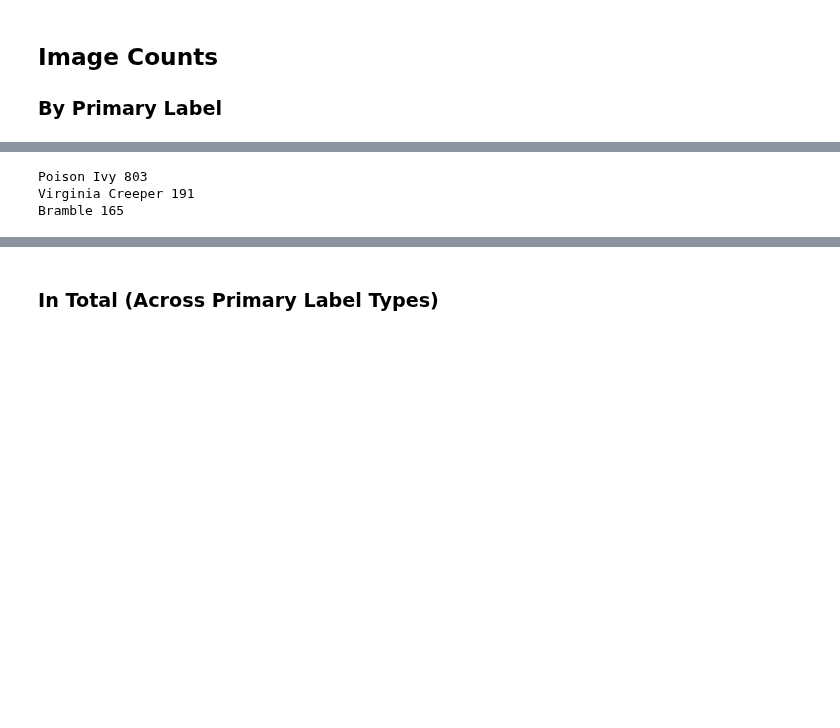
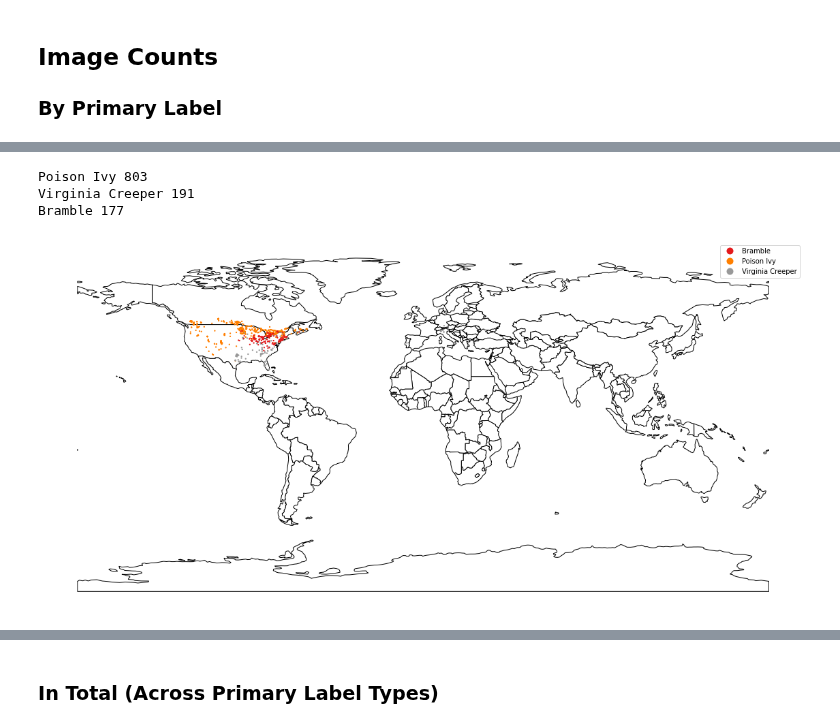
Before and after one commit to mikeasilva/CUNY-SPS, a Jupyter notebook: DATA698/05 - Exploratory Data Analysis.ipynb, the cells around one changed output, grey strips where cells are left out. Cells and saved outputs as stored; diff of their text form; code cells hidden in the pictures; blank space fills up the shorter version.

```diff
--- a/DATA698/05 - Exploratory Data Analysis.ipynb
+++ b/DATA698/05 - Exploratory Data Analysis.ipynb
@@ -73,10 +76,9 @@ objects_per_image_counts_df = pd.DataFrame(objects_per_image_counts_df)
 
 # Get the counts by month and the coords
 all_month_counts = {}
-all_coords = {}
+coords = []
 for k, v in all_labels.items():
     plant_month_counts = {1:0, 2:0, 3:0, 4:0, 5:0, 6:0, 7:0, 8:0, 9:0, 10:0, 11:0, 12:0}
-    coords = []
     c.execute("SELECT * FROM images WHERE label LIKE '" + v + "'")
     record_ids = all_record_ids[v]
     for row in c.fetchall():
@@ -86,16 +88,17 @@ for k, v in all_labels.items():
         except:
             month = None
         if row[0] in record_ids:
-            coords.append({"lat":row[4], "lon":row[5]})
+            coords.append({"Plant Type":all_labels[k], "lat":row[4], "lon":row[5]})
             plant_month_counts[month] = plant_month_counts.get(month, 0) + 1
     all_month_counts[v] = plant_month_counts
-    all_coords[v] = coords
 
 all_month_counts_df = []
 for k,v in all_month_counts.items():
     for k2,v2 in v.items():
         all_month_counts_df.append({"Plant Type":k, "Month":k2, "Images":v2})
 all_month_counts_df = pd.DataFrame(all_month_counts_df)
+
+coords_df = pd.DataFrame(coords)
 # %% [markdown]
 ## Image Counts
 
@@ -111,4 +114,15 @@ for k, v in image_counts_by_primary_label.items():
 # %% [output]
 Poison Ivy 803
 Virginia Creeper 191
-Bramble 165
+Bramble 177
+# %%
+brewer_cmap = cm.get_cmap("Set1")
+gdf = gpd.GeoDataFrame(coords_df, geometry=gpd.points_from_xy(coords_df.lon, coords_df.lat))
+world = gpd.read_file(gpd.datasets.get_path("naturalearth_lowres"))
+fig, ax = plt.subplots(figsize=(20, 20))
+world.plot(color="white", edgecolor="black", ax=ax)
+gdf.plot(column='Plant Type', categorical=True, legend=True, ax=ax, markersize=1.5, cmap=brewer_cmap)
+ax.set_axis_off()
+plt.show()
+# %% [output]
+[figure, added]
```
Also changed, not shown: parts of 21 cells of this notebook.
